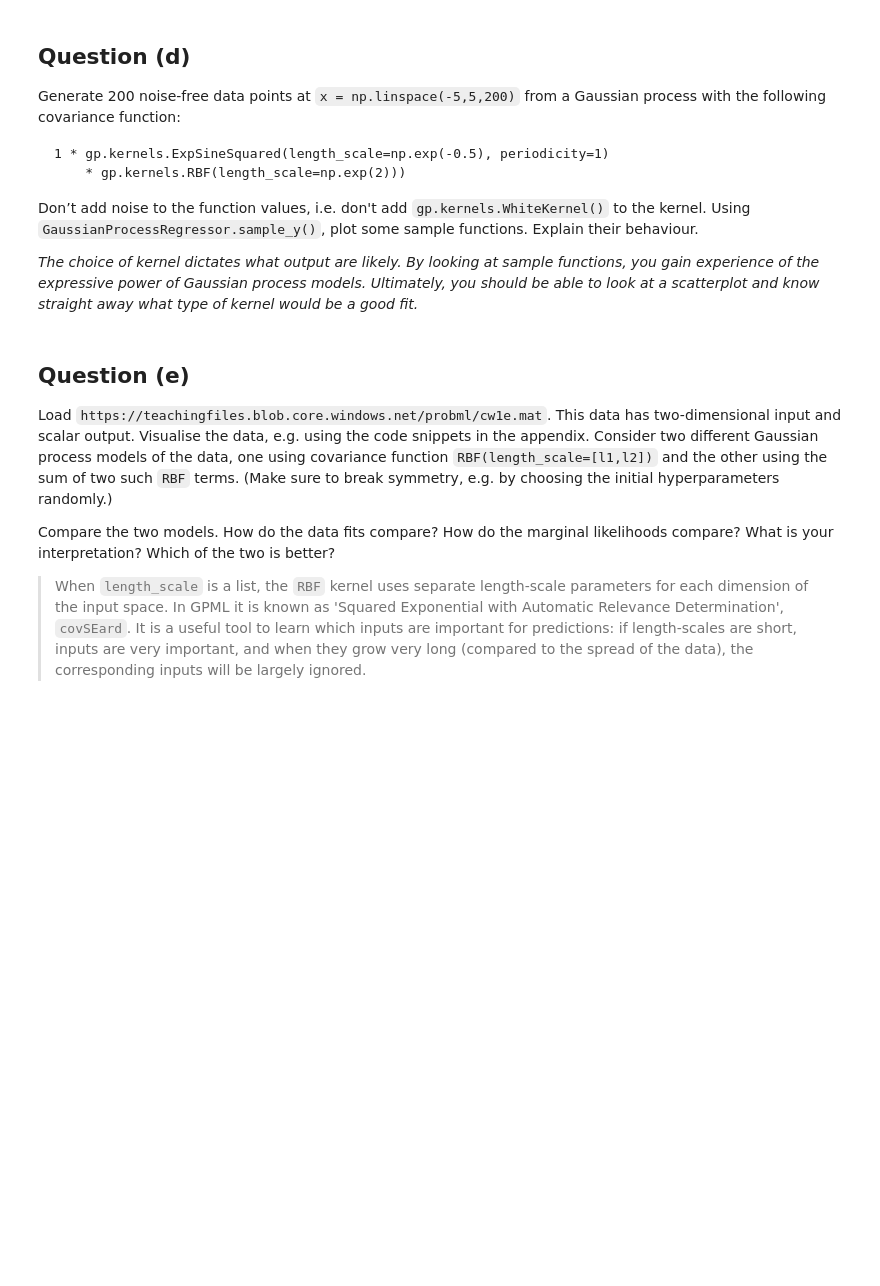
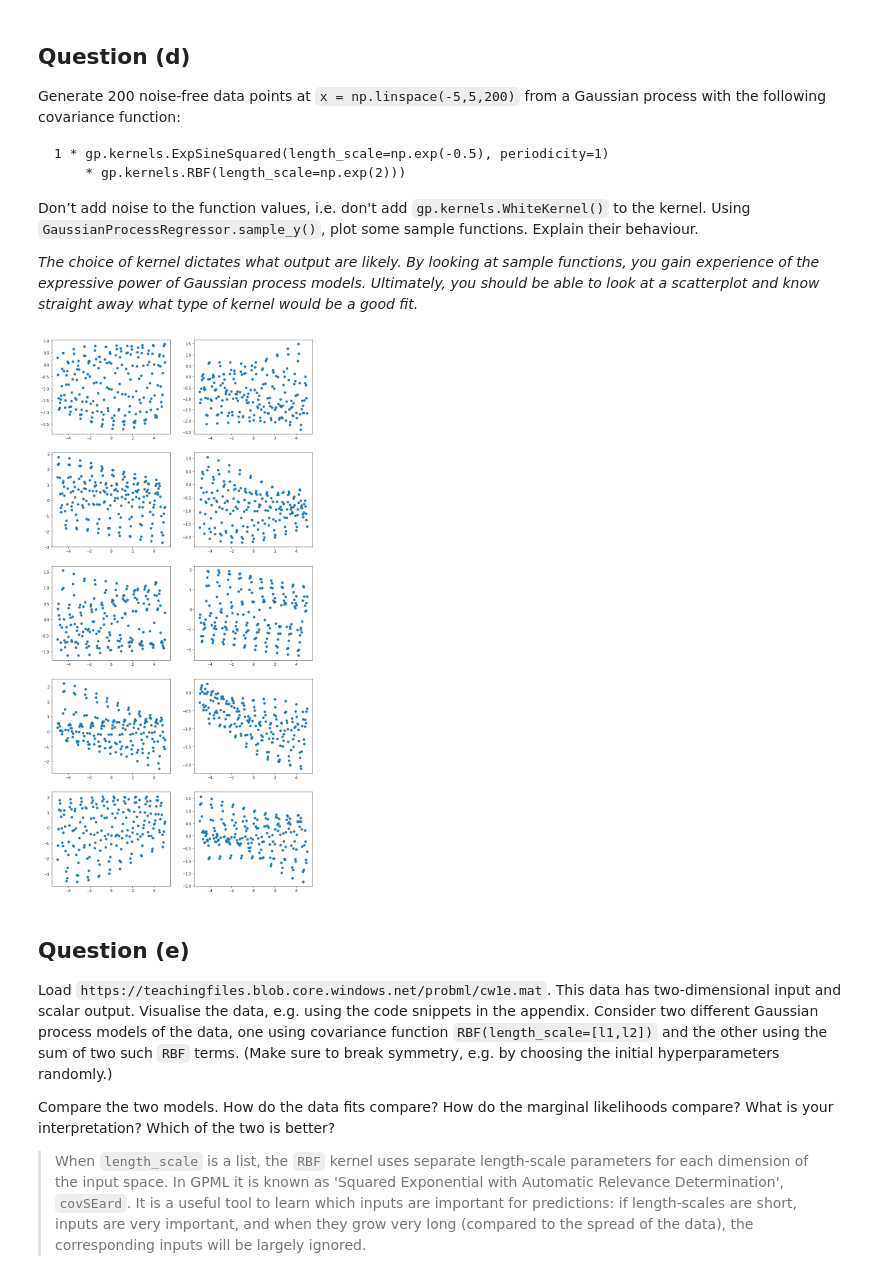
Before and after one commit to JCobbles/pml-courseworks, a Jupyter notebook: coursework1.ipynb, the cells around one changed output. Saved outputs shown, nothing was run; the diff lists cells and outputs as text; code cells hidden in the pictures; blank space fills up the shorter version.

```diff
--- a/coursework1.ipynb
+++ b/coursework1.ipynb
@@ -142,6 +164,19 @@ Using `GaussianProcessRegressor.sample_y()`, plot some sample functions. Explain
 _The choice of kernel dictates what output are likely. By looking at sample functions,
 you gain experience of the expressive power of Gaussian process models. Ultimately, you should be able to look at a scatterplot and
 know straight away what type of kernel would be a good fit._
+# %%
+plt.figure(figsize=(13,28))
+
+kernel = 1 * gp.kernels.ExpSineSquared(length_scale=np.exp(-0.5), periodicity=1) * gp.kernels.RBF(length_scale=np.exp(2))
+x = np.linspace(-5,5,200)
+gpr = gp.GaussianProcessRegressor(kernel=kernel)
+
+for i in range(10):
+    y = gpr.sample_y(x.reshape(-1, 1), random_state=i)
+    plt.subplot(5, 2, i+1)
+    plt.scatter(x, y)
+# %% [output]
+[figure, added]
 # %% [markdown]
 ## Question (e)
 
```
Also changed, not shown: parts of 1 cell of this notebook.
